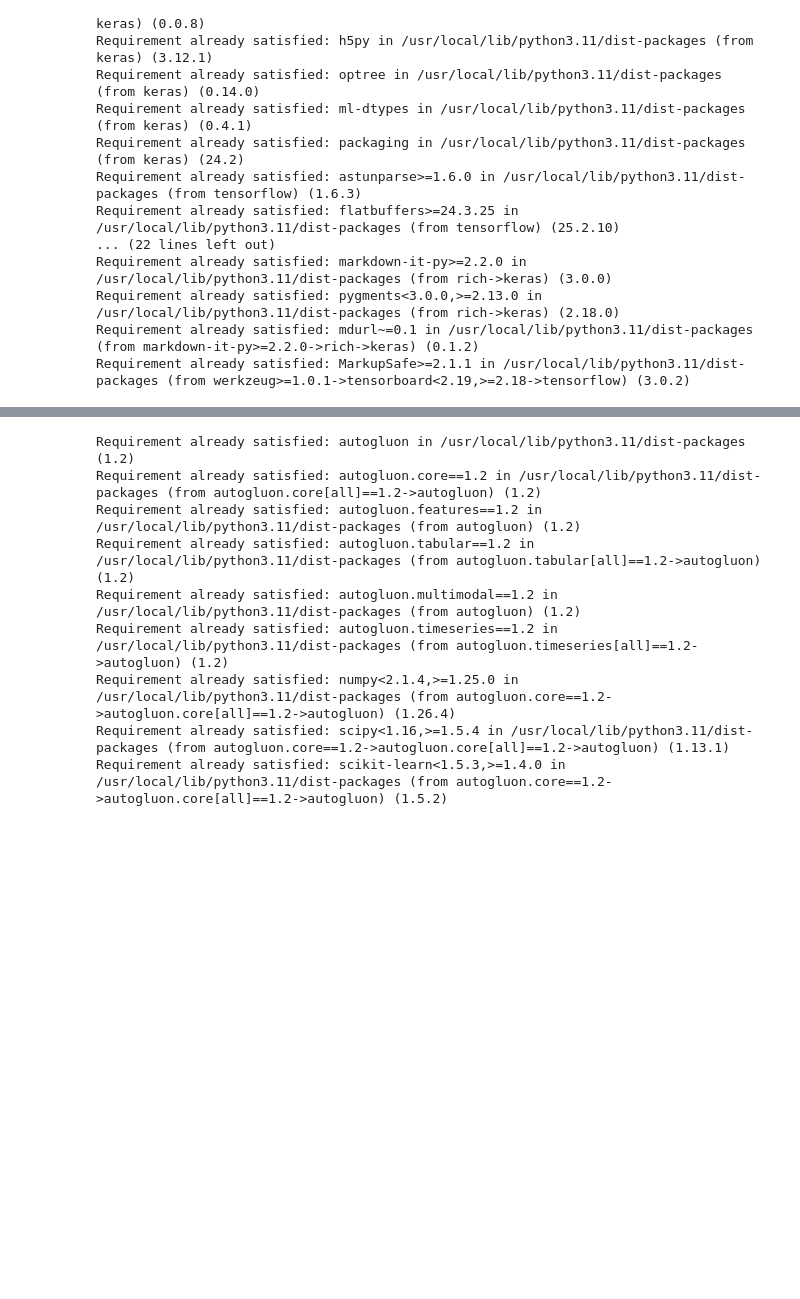
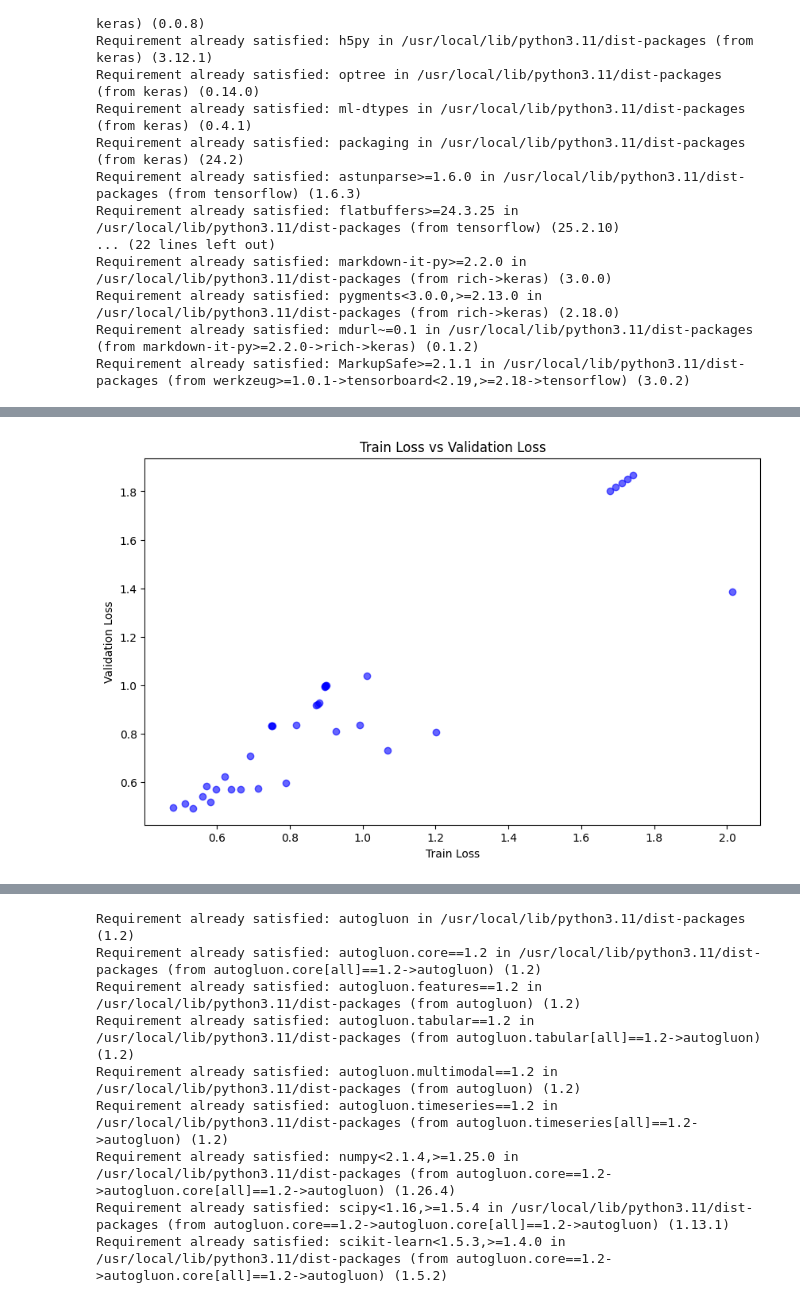
Before and after one commit to Akshat13shah/STT_Ai_Assignment6, a Jupyter notebook: Hyperparameters.ipynb, the cells around one changed output, grey strips where cells are left out. Drawn from its saved outputs; the diff is of its cells as text; code cells hidden in the pictures; blank space fills up the shorter version.

```diff
--- a/Hyperparameters.ipynb
+++ b/Hyperparameters.ipynb
@@ -248,3 +254,26 @@ F1 Score: 0.1385
+# %%
+# Function to plot train loss vs val loss
+def plot_train_vs_val_loss(train_losses, val_losses):
+    # Flatten the lists of losses to ensure that each epoch is represented as a single point
+    flat_train_losses = [loss for epoch_losses in train_losses for loss in epoch_losses]
+    flat_val_losses = [loss for epoch_losses in val_losses for loss in epoch_losses]
+
+    # Convert them to NumPy arrays if not already (for better handling)
+    flat_train_losses = np.array(flat_train_losses)
+    flat_val_losses = np.array(flat_val_losses)
+
+    # Plotting Train Loss vs Validation Loss
+    plt.figure(figsize=(10, 6))
+    plt.scatter(flat_train_losses, flat_val_losses, color='blue', alpha=0.6)
+    plt.xlabel('Train Loss')
+    plt.ylabel('Validation Loss')
+    plt.title('Train Loss vs Validation Loss')
+    plt.show()
+
+# Example usage after running grid_search and getting train_losses and val_losses:
+plot_train_vs_val_loss(train_losses, val_losses)
+# %% [output]
+[figure, added]
 # %%
 pd.DataFrame(results)
 # %% [output]
```
Also changed, not shown: parts of 14 cells of this notebook.
